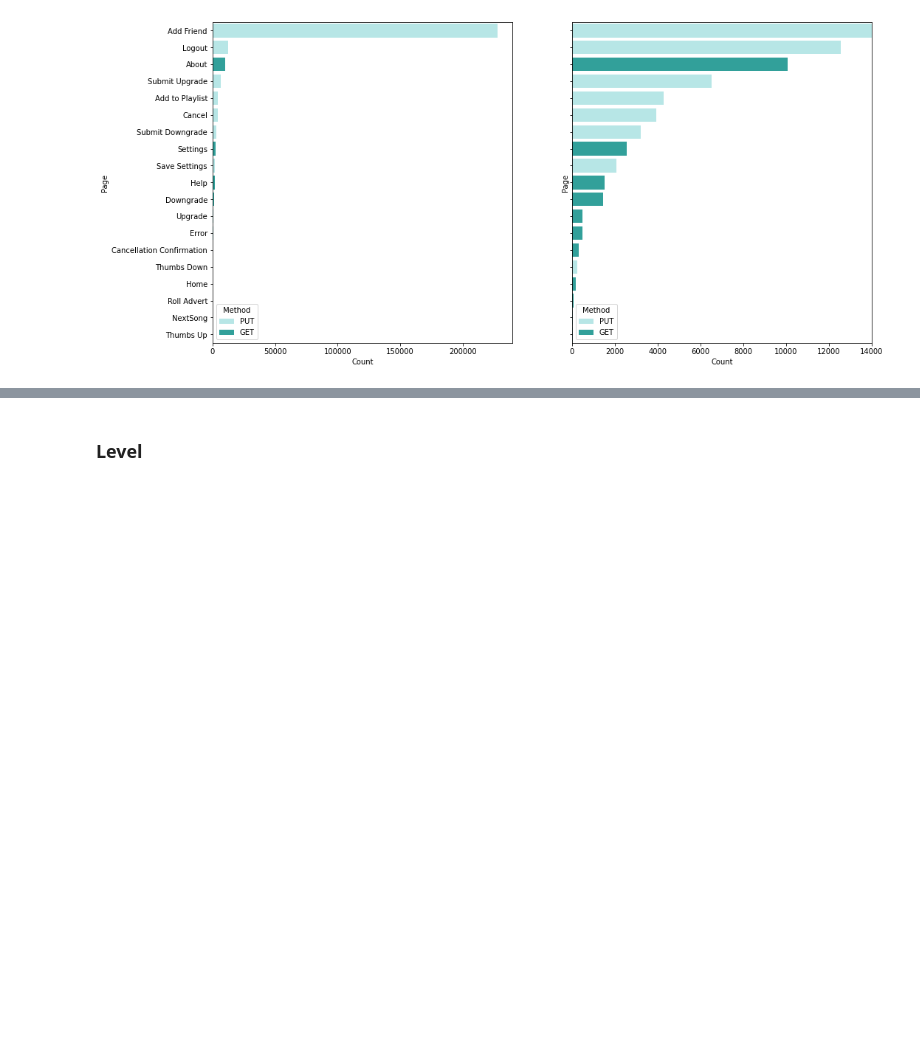
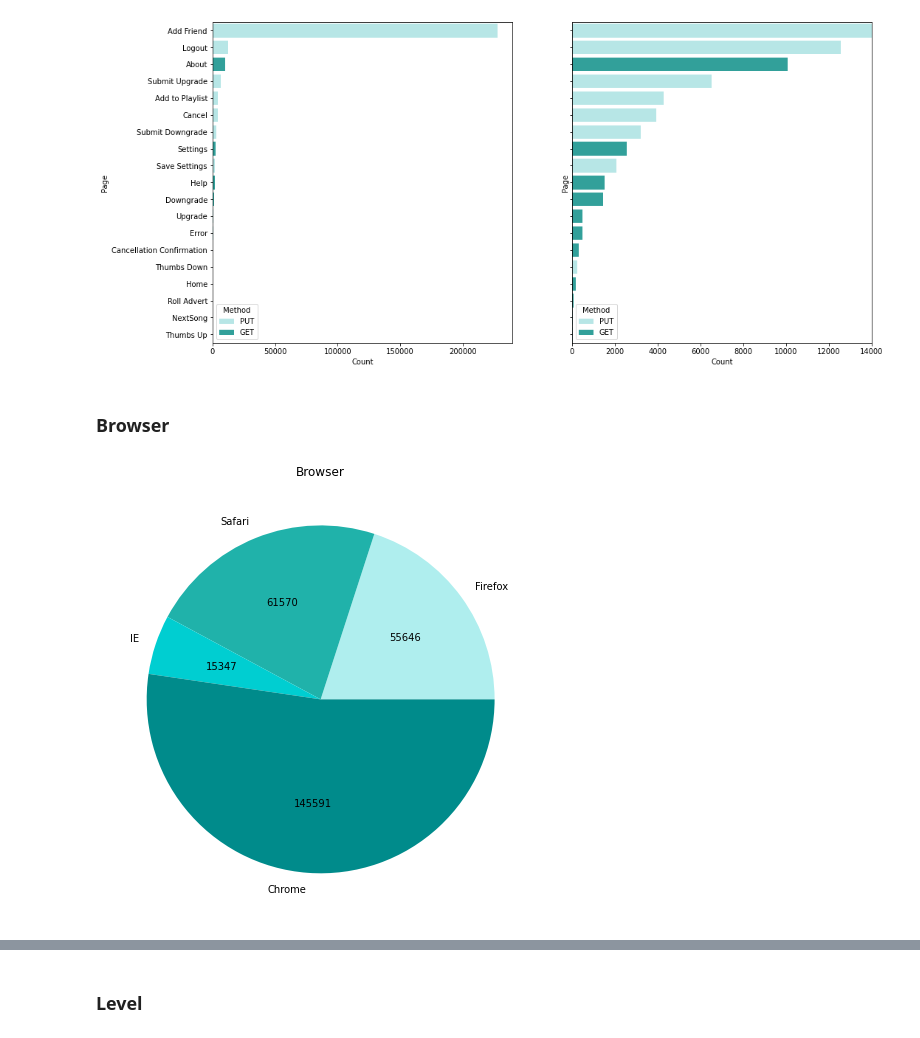
Before and after one commit to MareikeHeller/sparkify-customer-churn, a Jupyter notebook: sparkify-customer-churn.ipynb, the cells around one changed output, grey strips where cells are left out. Drawn from its saved outputs; the diff is of its cells as text; code cells hidden in the pictures; blank space fills up the shorter version.

Commit message:
Add browser & device_os to exploratory data analysis.

```diff
--- a/sparkify-customer-churn.ipynb
+++ b/sparkify-customer-churn.ipynb
@@ -296,0 +249,11 @@ only showing top 20 rows
+# %%
+# user defined function to finder browser
+find_browser = udf(lambda x : 'IE' if 'Trident' in x else
+                   ('Chrome' if 'Chrome' in x else
+                    ('Safari' if 'Safari' in x else
+                     ('Firefox' if 'Firefox' in x else np.NaN))))
+
+# modify column 'device_os' by re-mapping the column
+df_clean = df_clean.withColumn('browser', find_browser(df_clean['userAgent']))
+
+df_clean.groupby('browser').count().show()
@@ -296,0 +269,5 @@ only showing top 20 rows
+# %%
+# create new column 'device_os' by splitting column userAgent by bracket and space
+df_clean = df_clean.withColumn('device_os', regexp_replace(split(split('userAgent','\(')[1],' ')[0],';',''))
+df_clean.groupby('device_os').count().show()
+df_clean.filter(col('device_os')=='compatible').select('userAgent','device_os').dropDuplicates().collect()
@@ -296,0 +288,8 @@ only showing top 20 rows
+# %%
+# user defined function to map 'compatible' to 'Windows'
+map_compatible = udf(lambda x : 'Windows' if x == 'compatible' else x)
+
+# modify column 'device_os' by re-mapping the column
+df_clean = df_clean.withColumn('device_os', map_compatible(df_clean['device_os']))
+
+df_clean.groupby('device_os').count().show()
@@ -324,7 +326,7 @@ only showing top 20 rows
 # %%
 # prepare functions for exploratory data analysis
 
-colors = ['paleturquoise', 'lightseagreen']
+colors = ['paleturquoise', 'lightseagreen','darkturquoise','darkcyan']
 
 
 def show_descriptives(df, col):
@@ -342,7 +344,7 @@ def plot_histogram(df, col):
     plt.show()
 
 
-def plot_bar_chart(df, x_col, y_col, size=(8,8)):
+def plot_bar_chart(df, x_col, y_col, size=(8,8), color=colors):
     '''
     '''
     # wrangle data
@@ -457,3 +459,11 @@ plot_bar_chart_with_legend(df=pages_count,x_col='count',y_col='page',legend='met
 # %% [output]
 There are 19 different page types.
 [figure]
+# %% [markdown]
+### Browser
+# %%
+browser = df_clean.groupby('browser').count()
+
+plot_pie_chart(browser,'count','browser')
+# %% [output]
+[figure, added]
```
Also changed, not shown: parts of 17 cells of this notebook.
